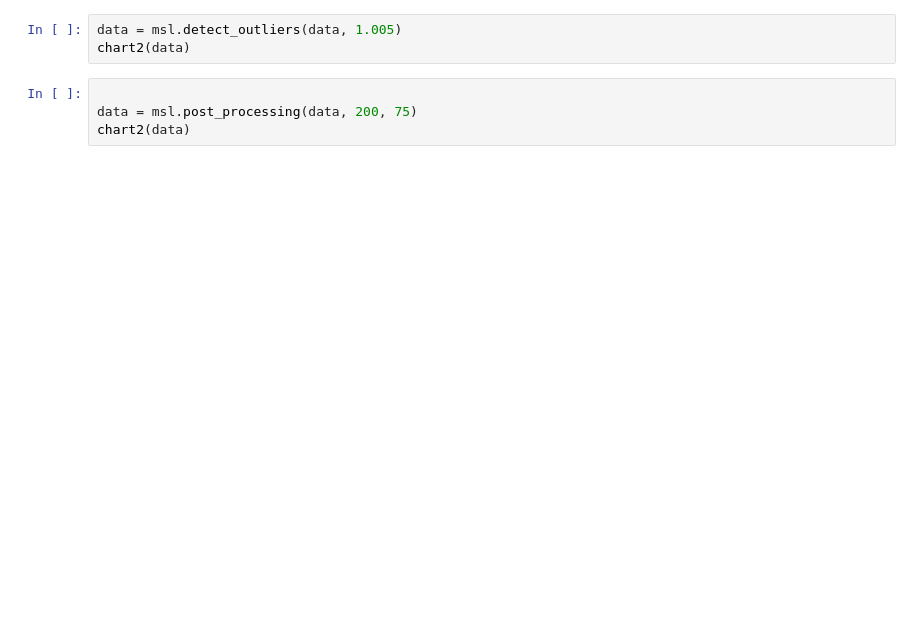
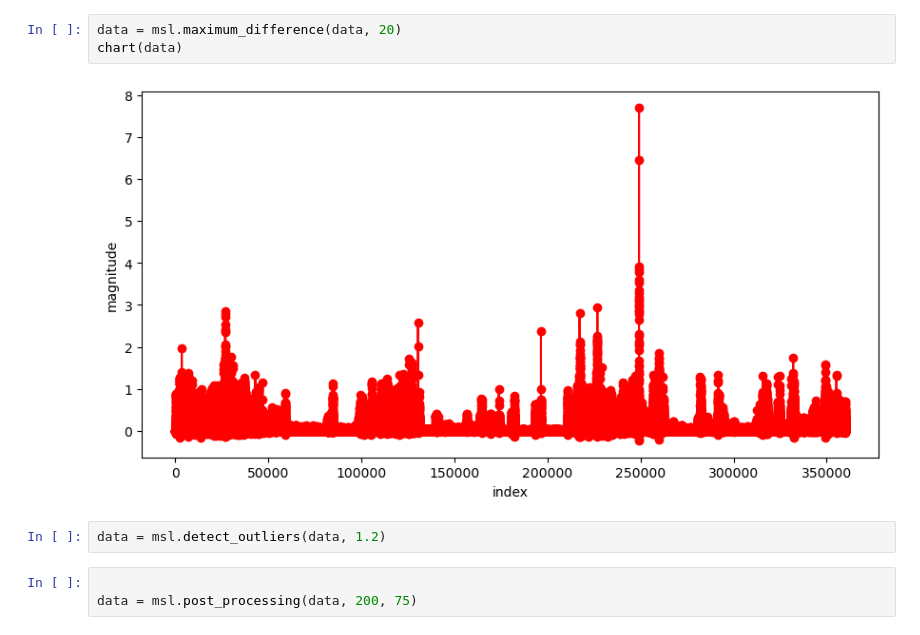
Before and after one commit to LaubertF/SheepRunDetection, a Jupyter notebook: StepDetection.ipynb, the cells around one changed output. Saved outputs shown, nothing was run; the diff lists cells and outputs as text; blank space fills up the shorter version.

```diff
--- a/StepDetection.ipynb
+++ b/StepDetection.ipynb
@@ -65,7 +33,10 @@ chart2(msl.detect_outliers(msl.maximum_difference(data, 80),1.2))
+# %%
+data = msl.maximum_difference(data, 20)
+chart(data)
+# %% [output]
+[figure, added]
 # %%
-data = msl.detect_outliers(data, 1.005)
-chart2(data)
+data = msl.detect_outliers(data, 1.2)
 # %%
 
 data = msl.post_processing(data, 200, 75)
-chart2(data)
```
Also changed, not shown: parts of 15 cells of this notebook, 5 other files.
